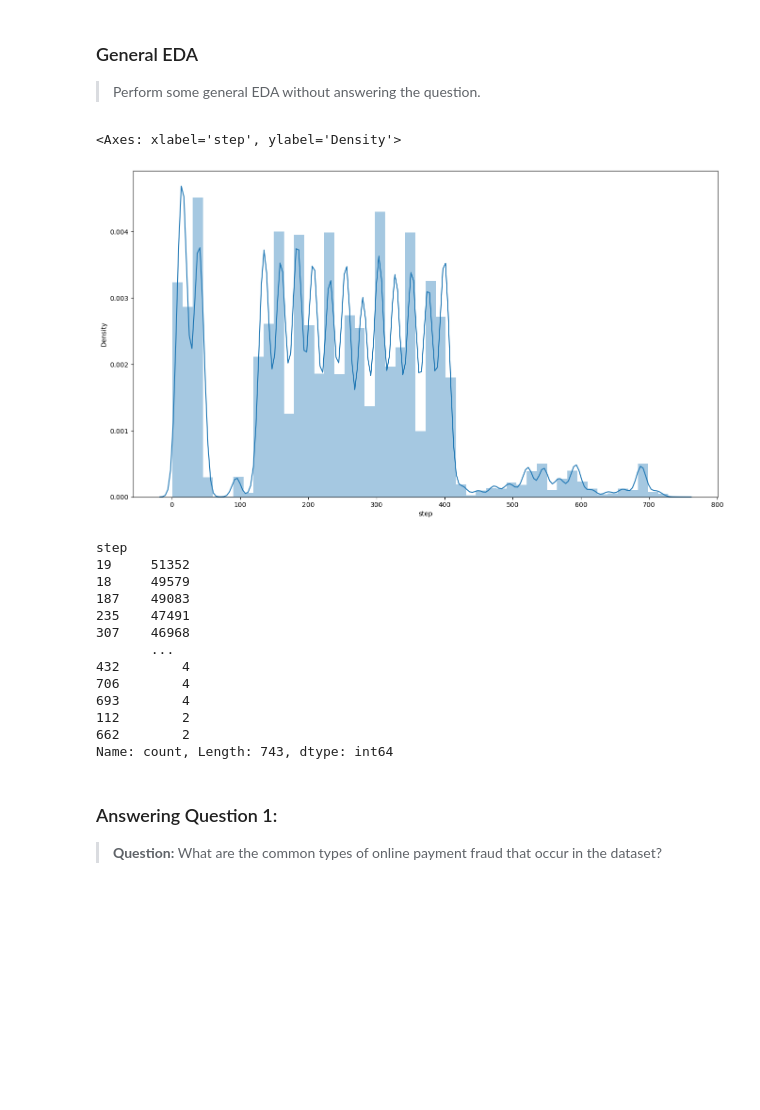
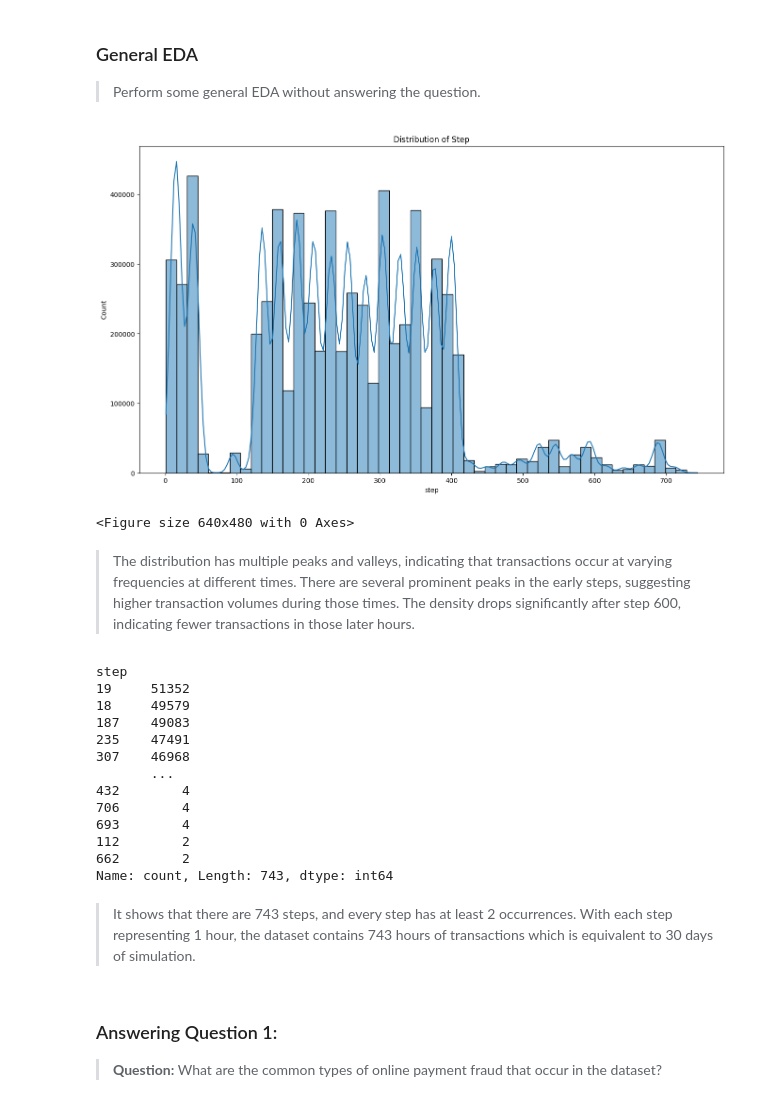
Before and after one commit to V3ness/Data-Science-Fundamentals-Project, a Jupyter notebook: project.ipynb, the cells around one changed output. Drawn from its saved outputs; the diff is of its cells as text; code cells hidden in the pictures; blank space fills up the shorter version.

```diff
--- a/project.ipynb
+++ b/project.ipynb
@@ -194,11 +145,3 @@ print(
 # %% [markdown]
 ### General EDA
 > Perform some general EDA without answering the question.
-# %%
-# distribution of step column using distplot
-
-plt.figure(figsize=(16, 9))
-sns.distplot(df['step'], bins=50)
-# %% [output]
-<Axes: xlabel='step', ylabel='Density'>
-[figure, removed]
@@ -209,16 +147,0 @@ sns.distplot(df['step'], bins=50)
-# %%
-df['step'].value_counts()
-# %% [output]
-step
-19     51352
-18     49579
-187    49083
-235    47491
-307    46968
-       ...
-432        4
-706        4
-693        4
-112        2
-662        2
-Name: count, Length: 743, dtype: int64
@@ -227,3 +148,34 @@ Name: count, Length: 743, dtype: int64
+# %%
+# distribution of step column using displot
+
+plt.figure(figsize=(16, 9))
+sns.histplot(df['step'], bins=50, kde=True)
+plt.title('Distribution of Step')
+plt.show()
+plt.tight_layout()
+# %% [output]
+[figure, added]
+<Figure size 640x480 with 0 Axes>
+# %% [markdown]
+> The distribution has multiple peaks and valleys, indicating that transactions occur at varying frequencies at different times. There are several prominent peaks in the early steps, suggesting higher transaction volumes during those times. The density drops significantly after step 600, indicating fewer transactions in those later hours.
+# %%
+df['step'].value_counts()
+# %% [output]
+step
+19     51352
+18     49579
+187    49083
+235    47491
+307    46968
+       ...
+432        4
+706        4
+693        4
+112        2
+662        2
+Name: count, Length: 743, dtype: int64
+# %% [markdown]
+> It shows that there are 743 steps, and every step has at least 2 occurrences. With each step representing 1 hour, the dataset contains 743 hours of transactions which is equivalent to 30 days of simulation.
 # %% [markdown]
 ### Answering Question 1:
 > **Question:** What are the common types of online payment fraud that occur in the dataset?
```
Also changed, not shown: parts of 57 cells of this notebook.
